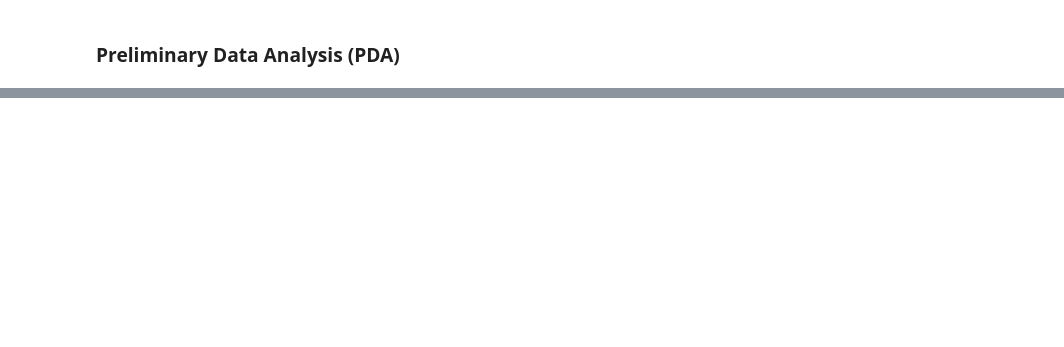
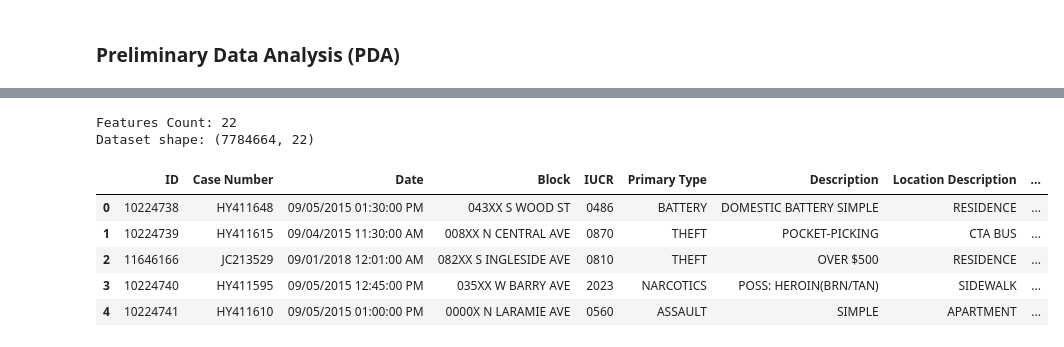
Before and after one commit to Dev-olaW/my_task, a Jupyter notebook: week_9/task19.ipynb, the cells around one changed output, grey strips where cells are left out. Saved outputs shown, nothing was run; the diff lists cells and outputs as text; code cells hidden in the pictures; blank space fills up the shorter version.

```diff
--- a/week_9/task19.ipynb
+++ b/week_9/task19.ipynb
@@ -131,0 +198,16 @@ df.tail()
+# %%
+# Data dimensions
+print('Features Count:', len(df.columns))
+print("Dataset shape:", df.shape)
+# %% [output]
+Features Count: 22
+Dataset shape: (7784664, 22)
+# %%
+df.head()
+# %% [output]
+|  | ID | Case Number | Date | Block | IUCR | Primary Type | Description | Location Description | ... |
+| 0 | 10224738 | HY411648 | 09/05/2015 01:30:00 PM | 043XX S WOOD ST | 0486 | BATTERY | DOMESTIC BATTERY SIMPLE | RESIDENCE | ... |
+| 1 | 10224739 | HY411615 | 09/04/2015 11:30:00 AM | 008XX N CENTRAL AVE | 0870 | THEFT | POCKET-PICKING | CTA BUS | ... |
+| 2 | 11646166 | JC213529 | 09/01/2018 12:01:00 AM | 082XX S INGLESIDE AVE | 0810 | THEFT | OVER $500 | RESIDENCE | ... |
+| 3 | 10224740 | HY411595 | 09/05/2015 12:45:00 PM | 035XX W BARRY AVE | 2023 | NARCOTICS | POSS: HEROIN(BRN/TAN) | SIDEWALK | ... |
+| 4 | 10224741 | HY411610 | 09/05/2015 01:00:00 PM | 0000X N LARAMIE AVE | 0560 | ASSAULT | SIMPLE | APARTMENT | ... |
```
Also changed, not shown: parts of 12 cells of this notebook.
